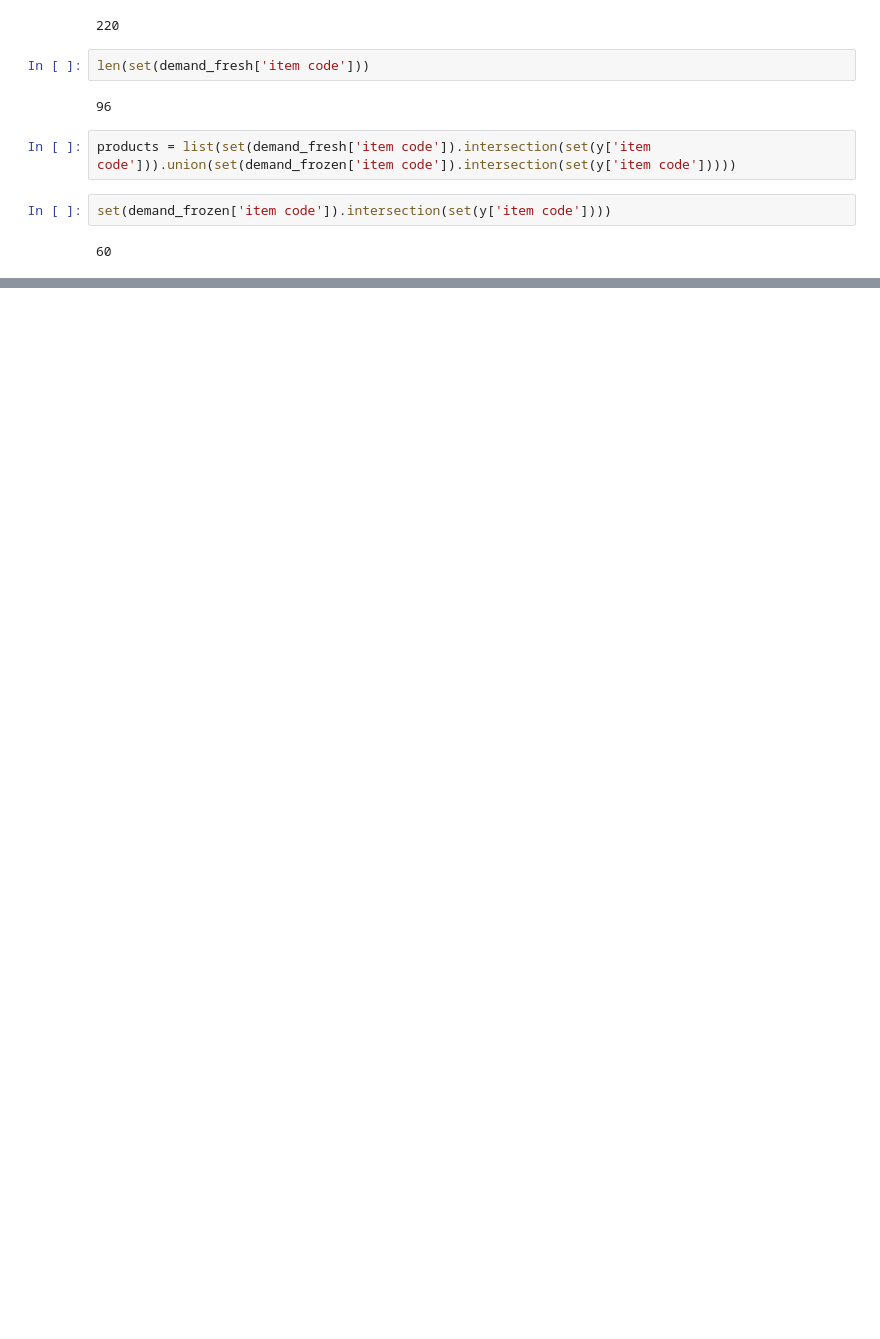
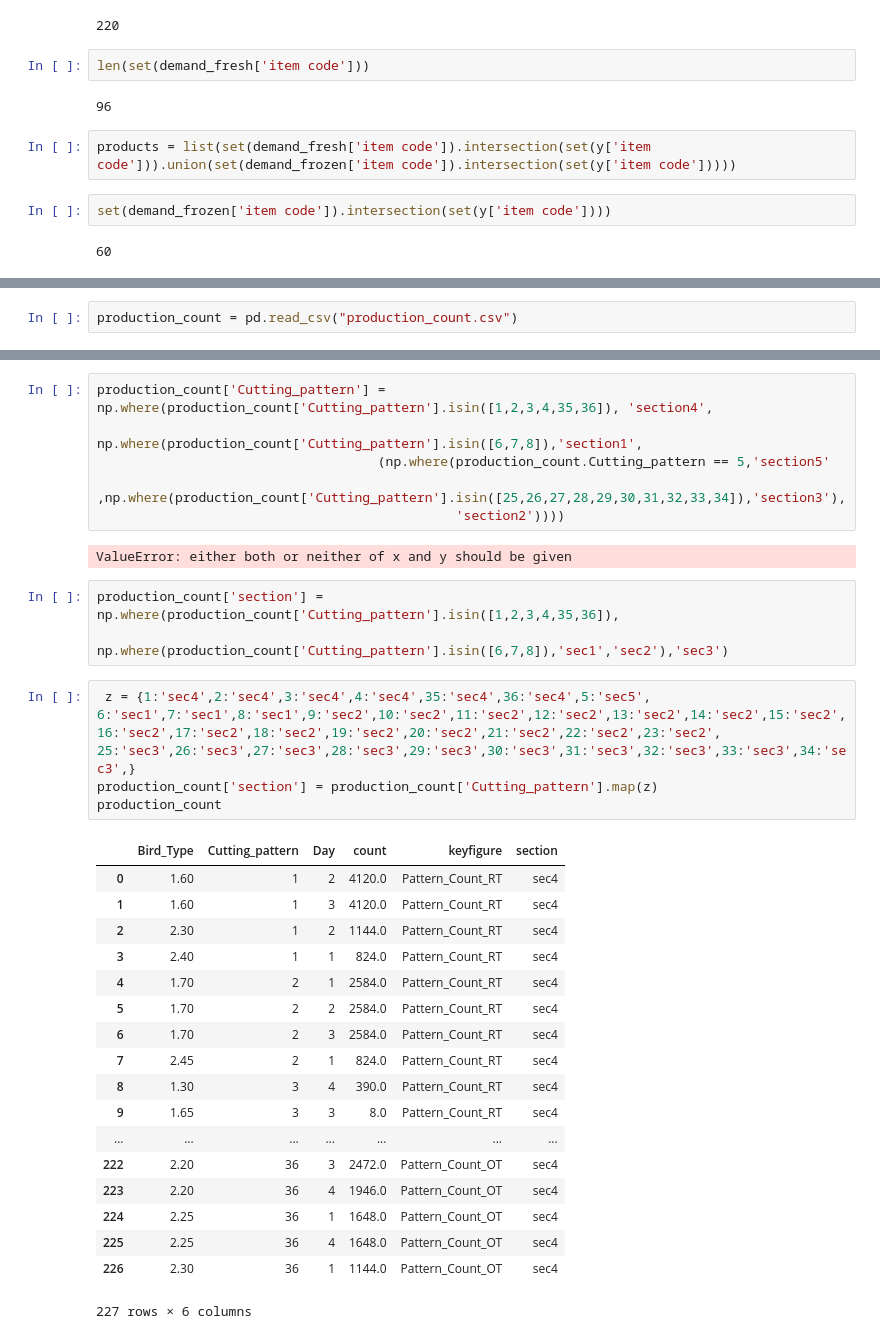
Before and after one commit to mohit-mhjn/byproduct_inventory_opt, a Jupyter notebook: PP_Model/data validation.ipynb, the cells around one changed output, grey strips where cells are left out. Drawn from its saved outputs; the diff is of its cells as text; blank space fills up the shorter version.

```diff
--- a/PP_Model/data validation.ipynb
+++ b/PP_Model/data validation.ipynb
@@ -518,0 +593,2 @@ ModuleNotFoundError: No module named 'pandas'
+# %%
+production_count = pd.read_csv("production_count.csv")
@@ -518,0 +604,36 @@ ModuleNotFoundError: No module named 'pandas'
+# %%
+production_count['Cutting_pattern'] = np.where(production_count['Cutting_pattern'].isin([1,2,3,4,35,36]), 'section4',
+                           np.where(production_count['Cutting_pattern'].isin([6,7,8]),'section1',
+                                    (np.where(production_count.Cutting_pattern == 5,'section5'
+                                    ,np.where(production_count['Cutting_pattern'].isin([25,26,27,28,29,30,31,32,33,34]),'section3'),
+                                              'section2'))))
+# %% [output]
+ValueError: either both or neither of x and y should be given
+# %%
+production_count['section'] = np.where(production_count['Cutting_pattern'].isin([1,2,3,4,35,36]),
+                                       np.where(production_count['Cutting_pattern'].isin([6,7,8]),'sec1','sec2'),'sec3')
+# %%
+ z = {1:'sec4',2:'sec4',3:'sec4',4:'sec4',35:'sec4',36:'sec4',5:'sec5',
+6:'sec1',7:'sec1',8:'sec1',9:'sec2',10:'sec2',11:'sec2',12:'sec2',13:'sec2',14:'sec2',15:'sec2',16:'sec2',17:'sec2',18:'sec2',19:'sec2',20:'sec2',21:'sec2',22:'sec2',23:'sec2',
+25:'sec3',26:'sec3',27:'sec3',28:'sec3',29:'sec3',30:'sec3',31:'sec3',32:'sec3',33:'sec3',34:'sec3',}
+production_count['section'] = production_count['Cutting_pattern'].map(z)
+production_count
+# %% [output]
+|  | Bird_Type | Cutting_pattern | Day | count | keyfigure | section |
+| 0 | 1.60 | 1 | 2 | 4120.0 | Pattern_Count_RT | sec4 |
+| 1 | 1.60 | 1 | 3 | 4120.0 | Pattern_Count_RT | sec4 |
+| 2 | 2.30 | 1 | 2 | 1144.0 | Pattern_Count_RT | sec4 |
+| 3 | 2.40 | 1 | 1 | 824.0 | Pattern_Count_RT | sec4 |
+| 4 | 1.70 | 2 | 1 | 2584.0 | Pattern_Count_RT | sec4 |
+| 5 | 1.70 | 2 | 2 | 2584.0 | Pattern_Count_RT | sec4 |
+| 6 | 1.70 | 2 | 3 | 2584.0 | Pattern_Count_RT | sec4 |
+| 7 | 2.45 | 2 | 1 | 824.0 | Pattern_Count_RT | sec4 |
+| 8 | 1.30 | 3 | 4 | 390.0 | Pattern_Count_RT | sec4 |
+| 9 | 1.65 | 3 | 3 | 8.0 | Pattern_Count_RT | sec4 |
+| ... | ... | ... | ... | ... | ... | ... |
+| 222 | 2.20 | 36 | 3 | 2472.0 | Pattern_Count_OT | sec4 |
+| 223 | 2.20 | 36 | 4 | 1946.0 | Pattern_Count_OT | sec4 |
+| 224 | 2.25 | 36 | 1 | 1648.0 | Pattern_Count_OT | sec4 |
+| 225 | 2.25 | 36 | 4 | 1648.0 | Pattern_Count_OT | sec4 |
+| 226 | 2.30 | 36 | 1 | 1144.0 | Pattern_Count_OT | sec4 |
+227 rows × 6 columns
```
Also changed, not shown: parts of 28 cells of this notebook, 8 other files.
